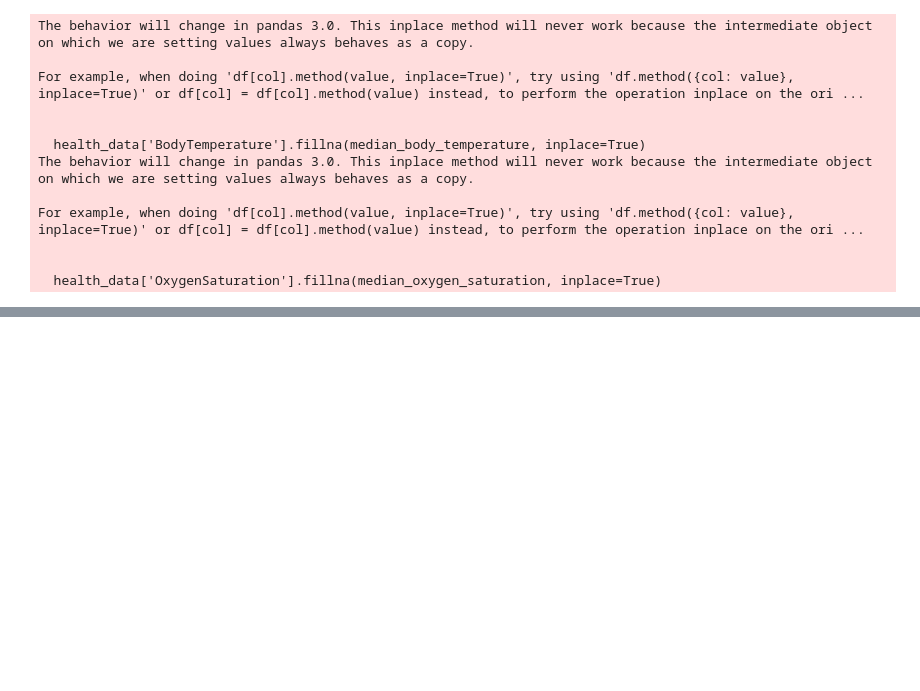
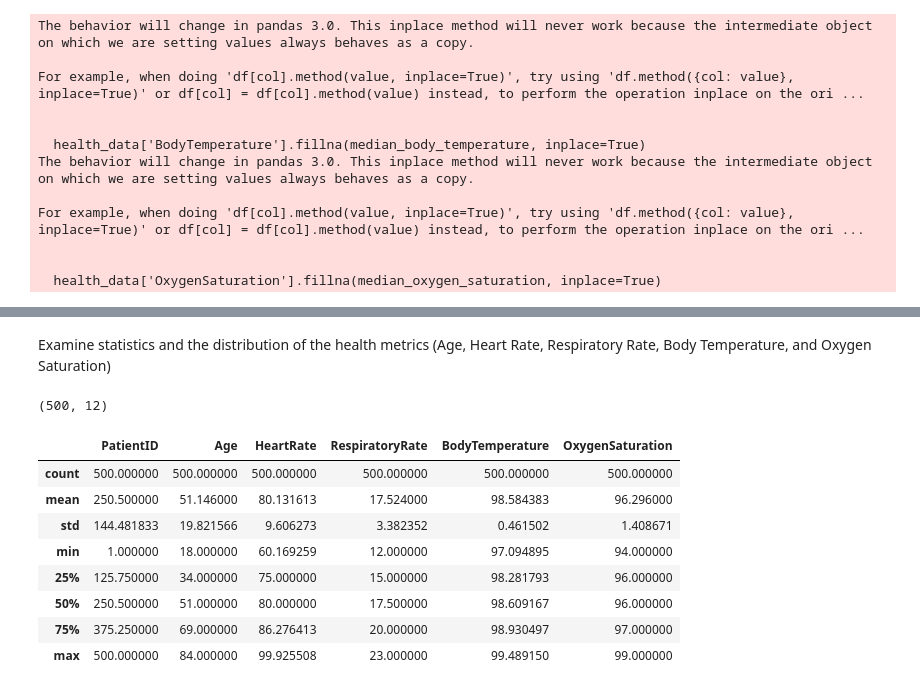
Before and after one commit to Manu-Abuya/Health-Monitoring-and-Analysis, a Jupyter notebook: notebook/health_monitoring_analysis.ipynb, the cells around one changed output, grey strips where cells are left out. Drawn from its saved outputs; the diff is of its cells as text; code cells hidden in the pictures; blank space fills up the shorter version.

Commit message:
Summary Statistics

```diff
--- a/notebook/health_monitoring_analysis.ipynb
+++ b/notebook/health_monitoring_analysis.ipynb
@@ -68,0 +85,2 @@ For example, when doing 'df[col].method(value, inplace=True)', try using 'df.met
+# %% [markdown]
+Examine statistics and the distribution of the health metrics (Age, Heart Rate, Respiratory Rate, Body Temperature, and Oxygen Saturation)
@@ -68,0 +92,16 @@ For example, when doing 'df[col].method(value, inplace=True)', try using 'df.met
+# %%
+health_data.shape
+# %% [output]
+(500, 12)
+# %%
+health_data.describe()
+# %% [output]
+|  | PatientID | Age | HeartRate | RespiratoryRate | BodyTemperature | OxygenSaturation |
+| count | 500.000000 | 500.000000 | 500.000000 | 500.000000 | 500.000000 | 500.000000 |
+| mean | 250.500000 | 51.146000 | 80.131613 | 17.524000 | 98.584383 | 96.296000 |
+| std | 144.481833 | 19.821566 | 9.606273 | 3.382352 | 0.461502 | 1.408671 |
+| min | 1.000000 | 18.000000 | 60.169259 | 12.000000 | 97.094895 | 94.000000 |
+| 25% | 125.750000 | 34.000000 | 75.000000 | 15.000000 | 98.281793 | 96.000000 |
+| 50% | 250.500000 | 51.000000 | 80.000000 | 17.500000 | 98.609167 | 96.000000 |
+| 75% | 375.250000 | 69.000000 | 86.276413 | 20.000000 | 98.930497 | 97.000000 |
+| max | 500.000000 | 84.000000 | 99.925508 | 23.000000 | 99.489150 | 99.000000 |
```
Also changed, not shown: parts of 6 cells of this notebook.
